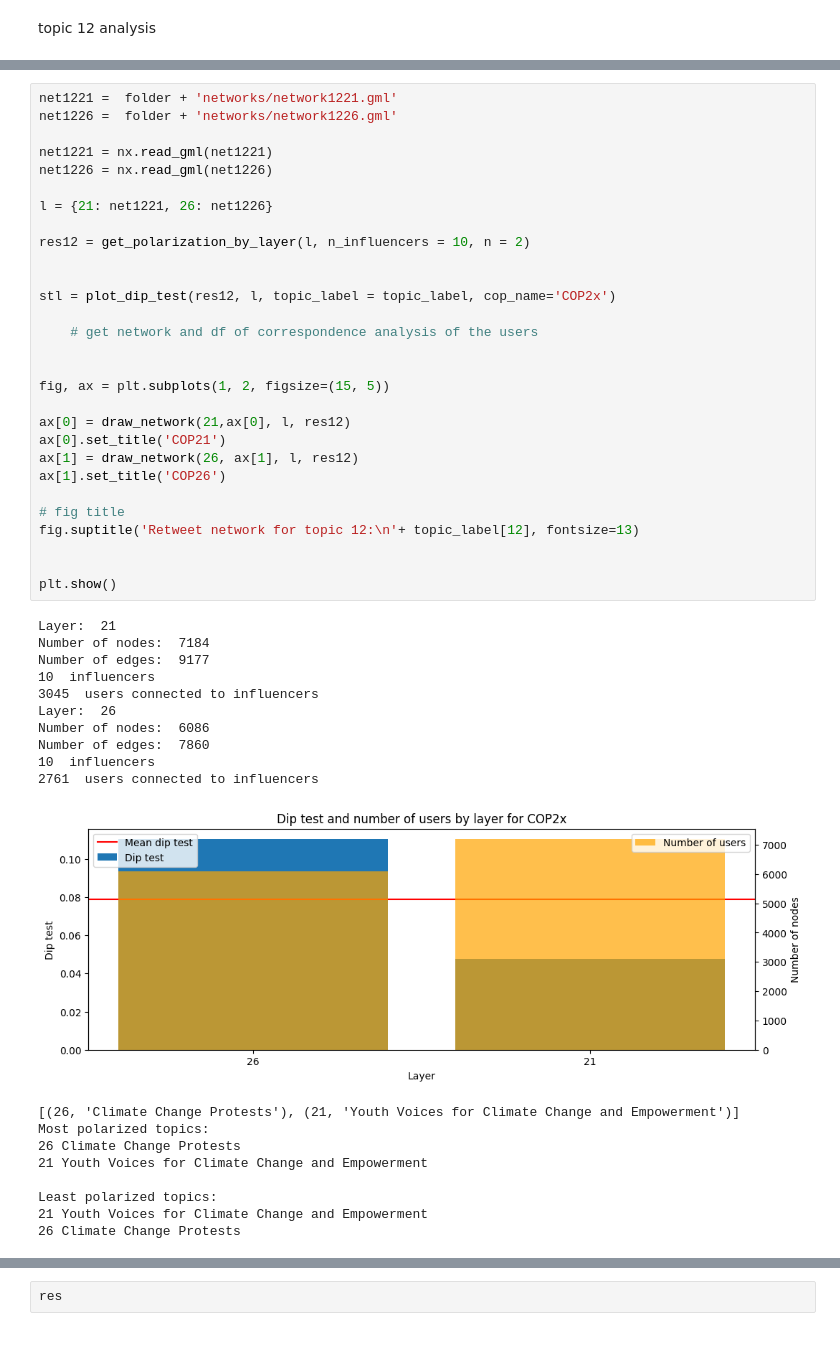
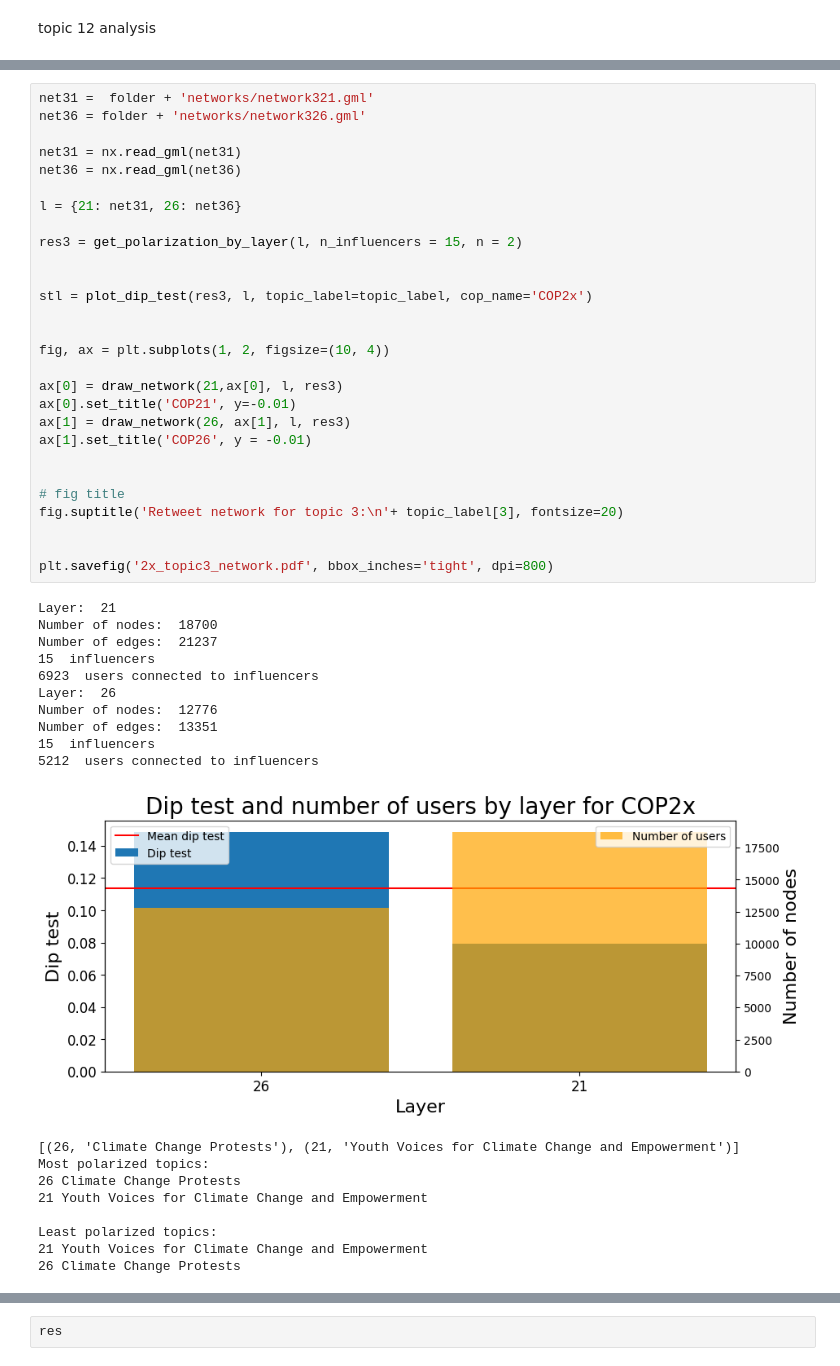
Before and after one commit to alessiogandelli/climate-network-analysis, a Jupyter notebook: src/RQ/2longitudinal.ipynb, the cells around one changed output, grey strips where cells are left out. Saved outputs shown, nothing was run; the diff lists cells and outputs as text.

```diff
--- a/src/RQ/2longitudinal.ipynb
+++ b/src/RQ/2longitudinal.ipynb
@@ -113,44 +209,43 @@ topic 12 analysis
 # %%
-net1221 =  folder + 'networks/network1221.gml'
-net1226 =  folder + 'networks/network1226.gml'
+net31 =  folder + 'networks/network321.gml'
+net36 = folder + 'networks/network326.gml'
 
-net1221 = nx.read_gml(net1221)
-net1226 = nx.read_gml(net1226)
+net31 = nx.read_gml(net31)
+net36 = nx.read_gml(net36)
 
-l = {21: net1221, 26: net1226}
+l = {21: net31, 26: net36}
 
-res12 = get_polarization_by_layer(l, n_influencers = 10, n = 2)
+res3 = get_polarization_by_layer(l, n_influencers = 15, n = 2)
 
 
-stl = plot_dip_test(res12, l, topic_label = topic_label, cop_name='COP2x')
-
-    # get network and df of correspondence analysis of the users
+stl = plot_dip_test(res3, l, topic_label=topic_label, cop_name='COP2x')
 
 
-fig, ax = plt.subplots(1, 2, figsize=(15, 5))
+fig, ax = plt.subplots(1, 2, figsize=(10, 4))
 
-ax[0] = draw_network(21,ax[0], l, res12)
-ax[0].set_title('COP21')
-ax[1] = draw_network(26, ax[1], l, res12)
-ax[1].set_title('COP26')
+ax[0] = draw_network(21,ax[0], l, res3)
+ax[0].set_title('COP21', y=-0.01)
+ax[1] = draw_network(26, ax[1], l, res3)
+ax[1].set_title('COP26', y = -0.01)
+
 
 # fig title
-fig.suptitle('Retweet network for topic 12:\n'+ topic_label[12], fontsize=13)
+fig.suptitle('Retweet network for topic 3:\n'+ topic_label[3], fontsize=20)
 
 
-plt.show()
+plt.savefig('2x_topic3_network.pdf', bbox_inches='tight', dpi=800)
 # %% [output]
 Layer:  21
-Number of nodes:  7184
-Number of edges:  9177
-10  influencers
-3045  users connected to influencers
+Number of nodes:  18700
+Number of edges:  21237
+15  influencers
+6923  users connected to influencers
 Layer:  26
-Number of nodes:  6086
-Number of edges:  7860
-10  influencers
-2761  users connected to influencers
+Number of nodes:  12776
+Number of edges:  13351
+15  influencers
+5212  users connected to influencers
-[figure, old version]
+[figure, new version]
 [(26, 'Climate Change Protests'), (21, 'Youth Voices for Climate Change and Empowerment')]
 Most polarized topics:
 26 Climate Change Protests
```
Also changed, not shown: parts of 10 cells of this notebook, 12 other files.
